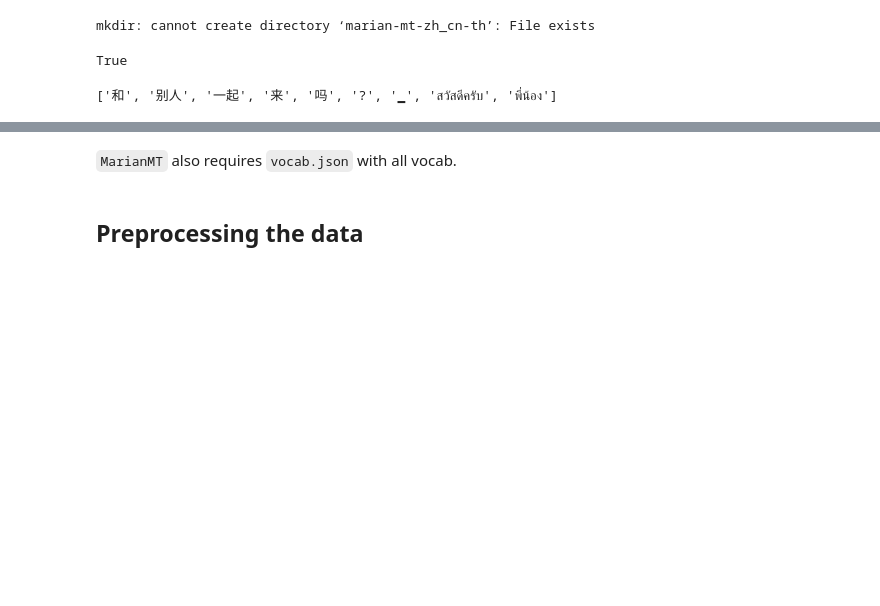
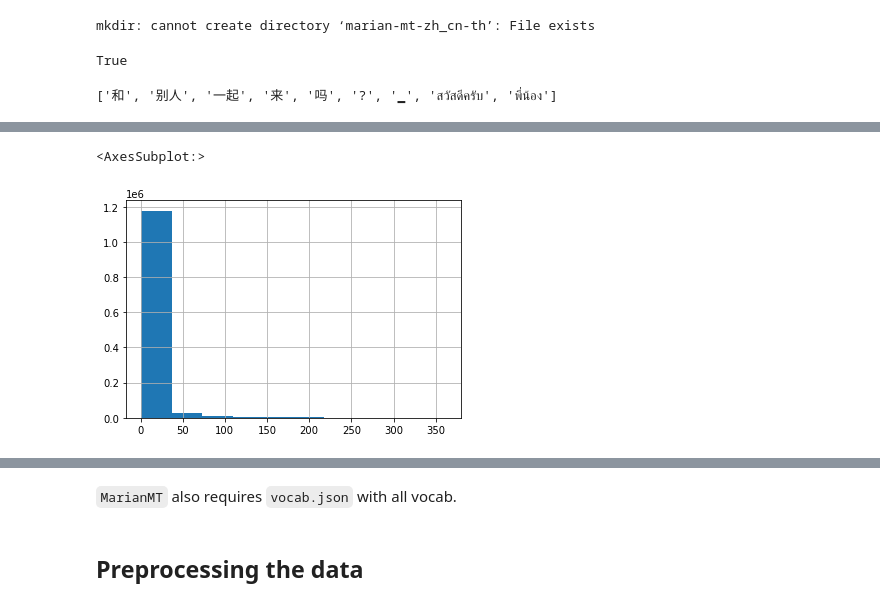
Before and after one commit to LalitaDeelert/lalita-mt-zhth, a Jupyter notebook: notebooks/huggingface_tutorial.ipynb, the cells around one changed output, grey strips where cells are left out. Cells and saved outputs as stored; diff of their text form; code cells hidden in the pictures; blank space fills up the shorter version.

```diff
--- a/notebooks/huggingface_tutorial.ipynb
+++ b/notebooks/huggingface_tutorial.ipynb
@@ -211,0 +224,5 @@ sp.encode_as_pieces('和别人一起来吗? สวัสดีครับพี
+# %%
+train_df.th.map(lambda x: len(sp.encode_as_pieces(x))).hist()
+# %% [output]
+<AxesSubplot:>
+[figure, added]
```
Also changed, not shown: parts of 4 cells of this notebook.
